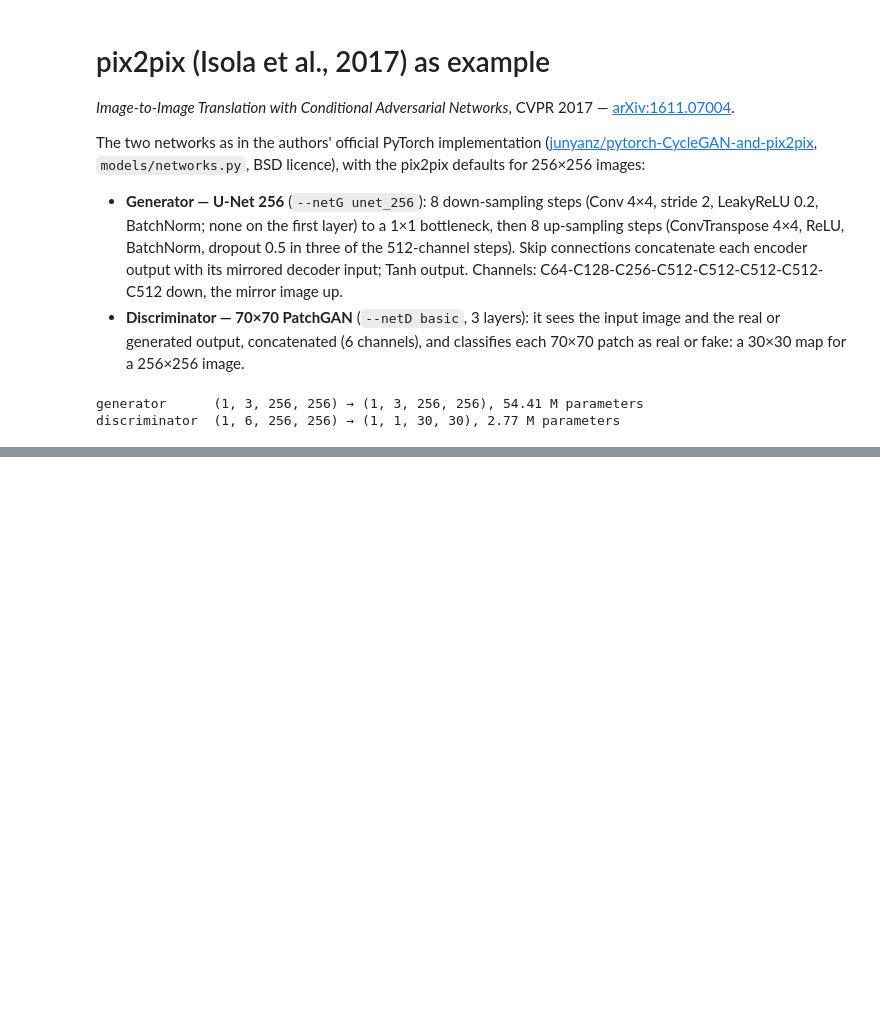
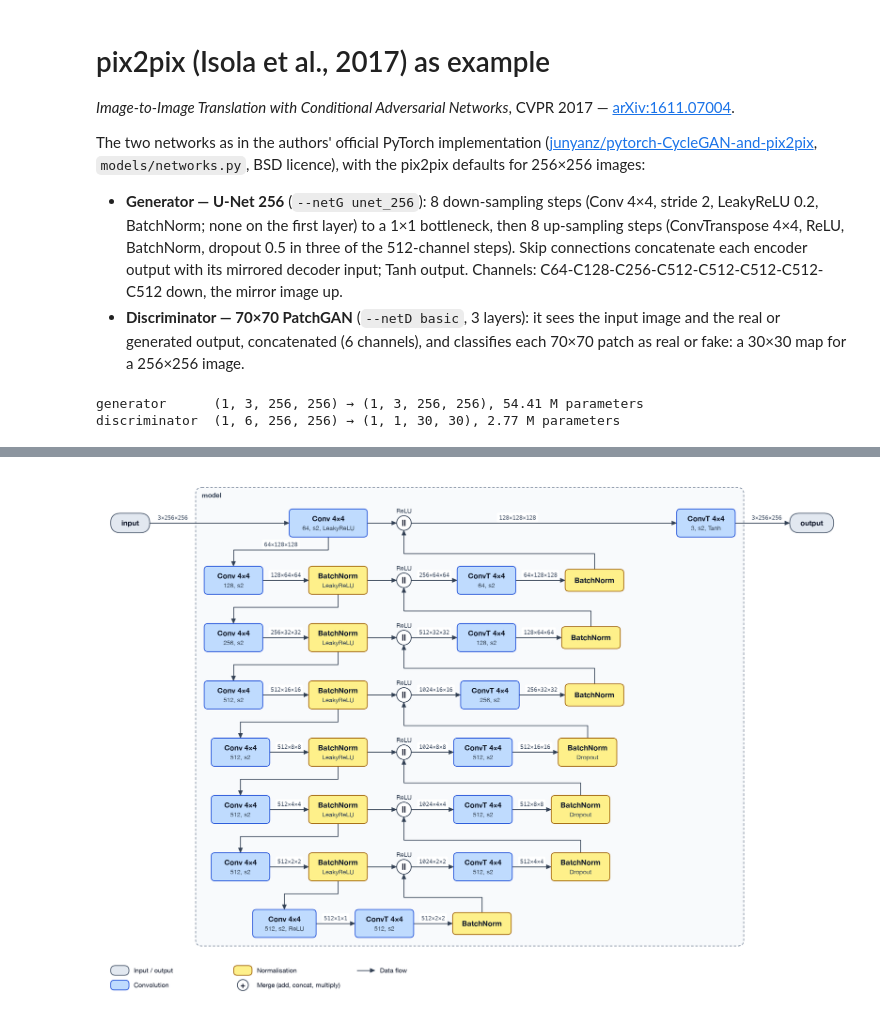
Before and after one commit to AndreiUtina/TensorGami, a Jupyter notebook: examples/pix2pix.ipynb, the cells around one changed output, grey strips where cells are left out. Cells and saved outputs as stored; diff of their text form; code cells hidden in the pictures; blank space fills up the shorter version.

```diff
--- a/examples/pix2pix.ipynb
+++ b/examples/pix2pix.ipynb
@@ -223,0 +204,6 @@ plt.show()
+# %%
+import tensorgami as tg
+
+tg.draw(generator, x)
+# %% [output]
+[figure, added]
```
Also changed, not shown: parts of 15 cells of this notebook, 14 other files.
